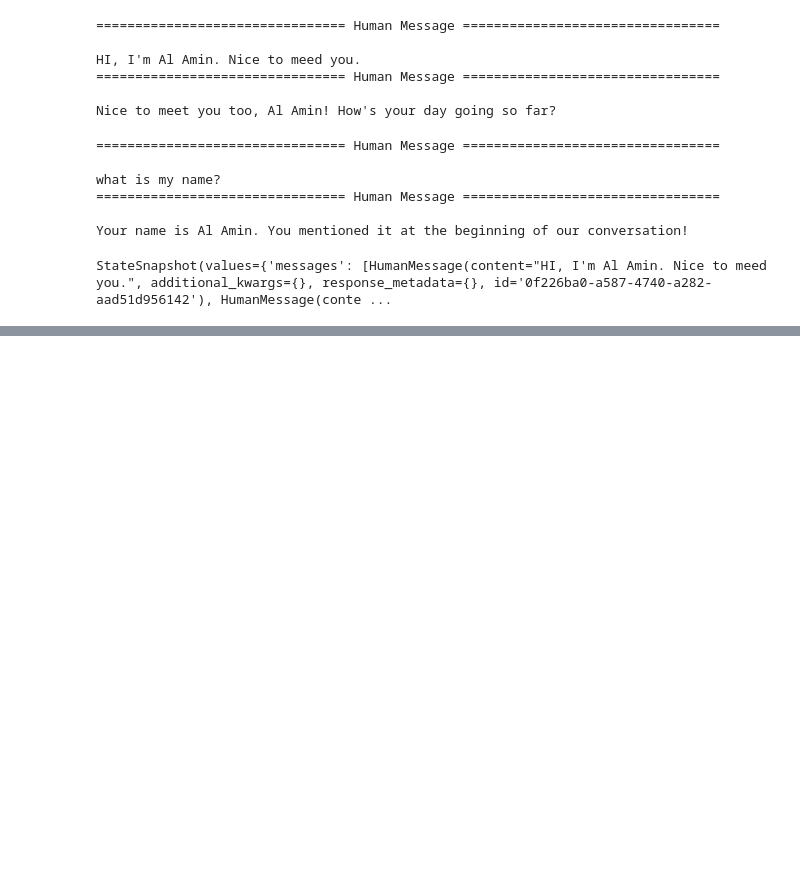
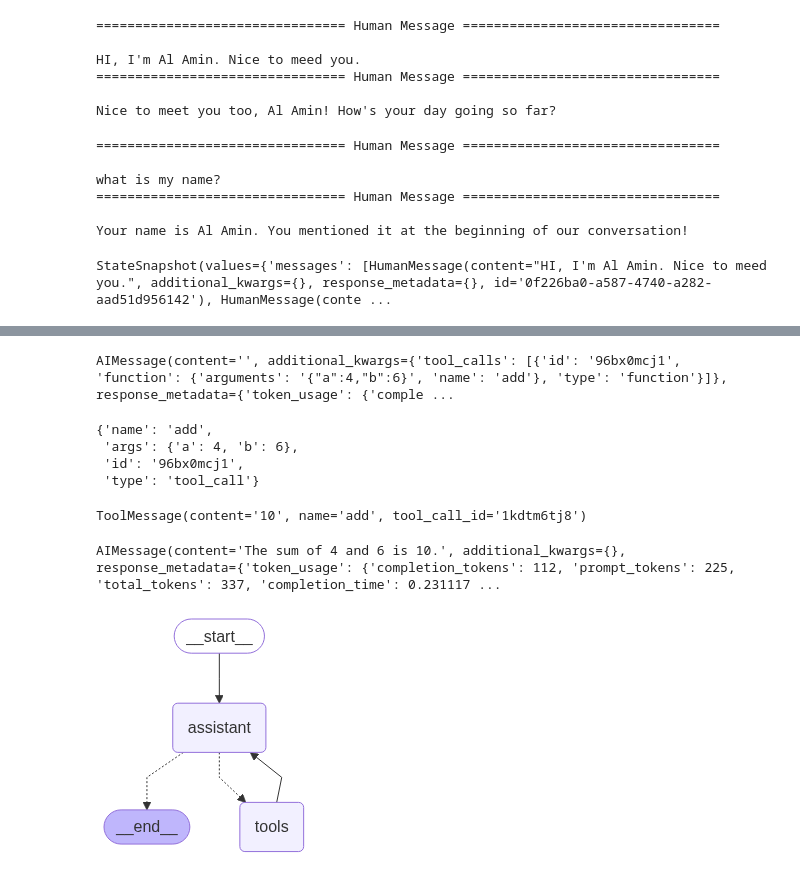
Before and after one commit to MDalamin5/Agentic-Ai-Journey-with-HuggingFace-and-LangChain-Academy-Course, a Jupyter notebook: ReACT-Agent-Intro/notebook.ipynb, the cells around one changed output, grey strips where cells are left out. Saved outputs shown, nothing was run; the diff lists cells and outputs as text; code cells hidden in the pictures; blank space fills up the shorter version.

```diff
--- a/ReACT-Agent-Intro/notebook.ipynb
+++ b/ReACT-Agent-Intro/notebook.ipynb
@@ -306,0 +393,57 @@ StateSnapshot(values={'messages': [HumanMessage(content="HI, I'm Al Amin. Nice t
+# %%
+tools = [add, multiply, search]
+# %%
+llm_with_tools = llm.bind_tools(tools, parallel_tool_calls=False)
+# %%
+response = llm_with_tools.invoke("can you add this tow number 4 and 6")
+response
+# %% [output]
+AIMessage(content='', additional_kwargs={'tool_calls': [{'id': '96bx0mcj1', 'function': {'arguments': '{"a":4,"b":6}', 'name': 'add'}, 'type': 'function'}]}, response_metadata={'token_usage': {'comple ...
+# %%
+response.tool_calls[0]
+# %% [output]
+{'name': 'add',
+ 'args': {'a': 4, 'b': 6},
+ 'id': '96bx0mcj1',
+ 'type': 'tool_call'}
+# %%
+tools_messages = add.invoke(response.tool_calls[0])
+tools_messages
+# %% [output]
+ToolMessage(content='10', name='add', tool_call_id='1kdtm6tj8')
+# %%
+llm_with_tools.invoke(["can you add this tow number 4 and 6.", tools_messages])
+# %% [output]
+AIMessage(content='The sum of 4 and 6 is 10.', additional_kwargs={}, response_metadata={'token_usage': {'completion_tokens': 112, 'prompt_tokens': 225, 'total_tokens': 337, 'completion_time': 0.231117 ...
+# %%
+def call_boss(state: MessagesState):
+    question = state["messages"]
+
+    response = llm_with_tools.invoke(question)
+
+    return {
+        "messages": response
+    }
+# %%
+from langgraph.graph import StateGraph, START, END
+from langgraph.prebuilt import ToolNode, tools_condition
+
+builder = StateGraph(MessagesState)
+
+
+builder.add_node("assistant", call_boss)
+builder.add_node("tools", ToolNode(tools))
+
+builder.add_edge(START, "assistant")
+builder.add_conditional_edges(
+    "assistant",
+    tools_condition
+)
+builder.add_edge("assistant", END)
+builder.add_edge("tools", "assistant")
+
+app2 = builder.compile()
+
+display(Image(app2.get_graph().draw_mermaid_png()))
+# %% [output]
+[figure, added]
```
Also changed, not shown: parts of 10 cells of this notebook.
